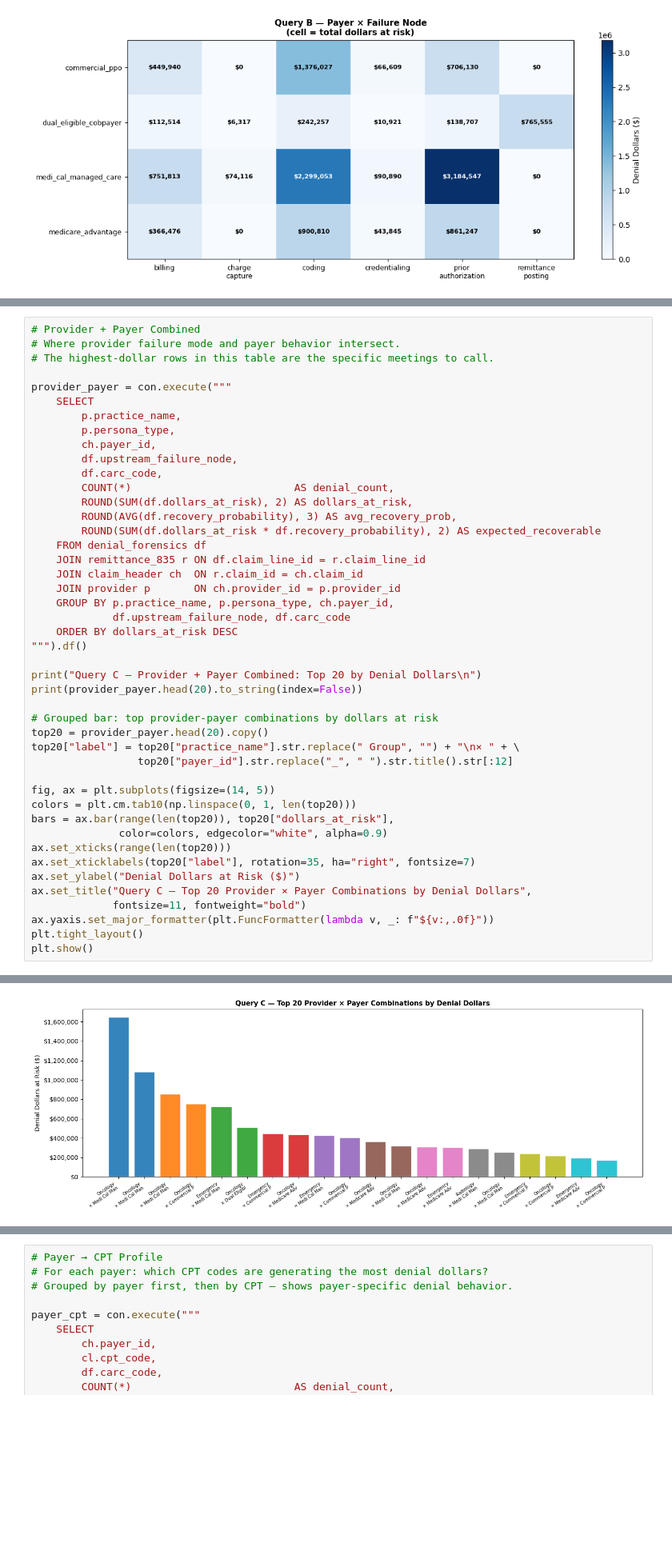
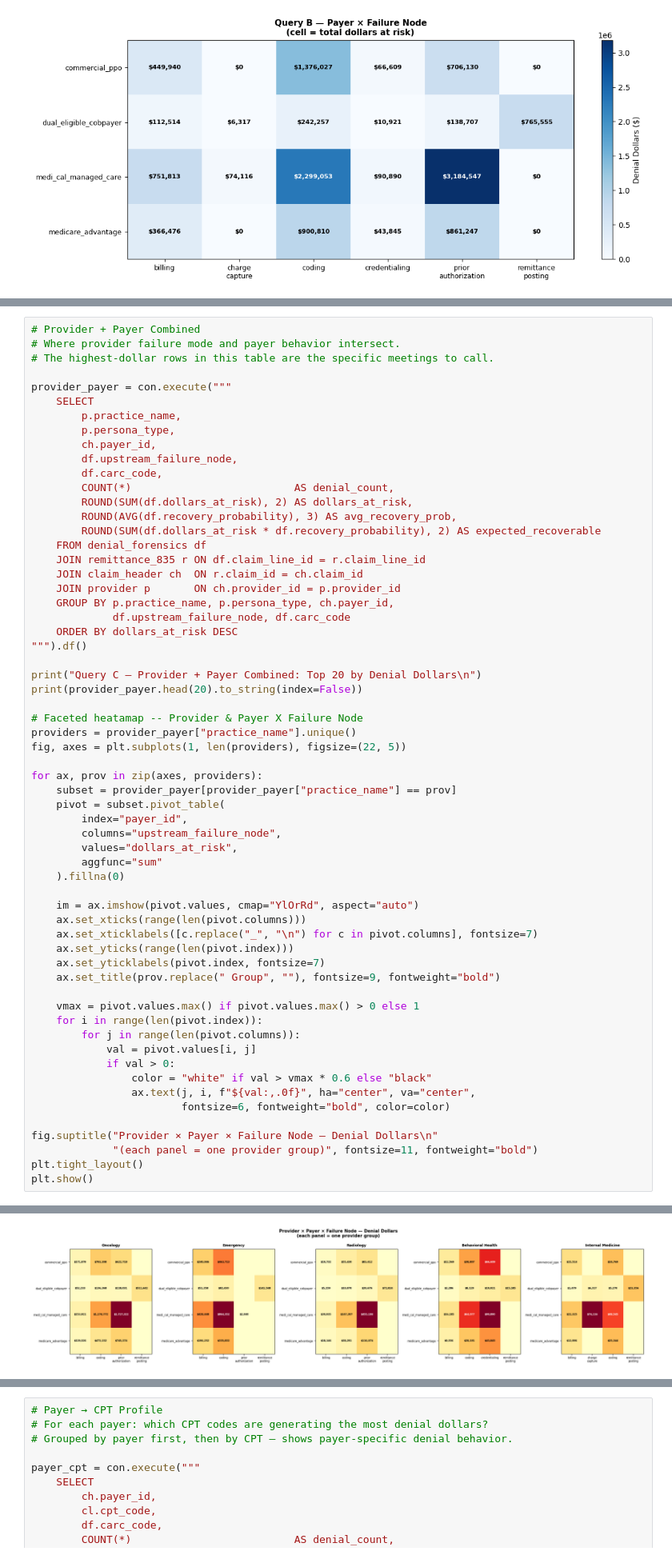
Before and after one commit to 3yes-0pen/claims-leakage-audit, a Jupyter notebook: notebooks/03_denial_forensics.ipynb, the cells around one changed output, grey strips where cells are left out. Shown at 80% size. Drawn from its saved outputs; the diff is of its cells as text; blank space fills up the shorter version.

```diff
--- a/notebooks/03_denial_forensics.ipynb
+++ b/notebooks/03_denial_forensics.ipynb
@@ -337,45 +408,61 @@ provider_payer = con.execute("""
     JOIN provider p       ON ch.provider_id = p.provider_id
     GROUP BY p.practice_name, p.persona_type, ch.payer_id,
              df.upstream_failure_node, df.carc_code
     ORDER BY dollars_at_risk DESC
 """).df()
 
 print("Query C — Provider + Payer Combined: Top 20 by Denial Dollars\n")
 print(provider_payer.head(20).to_string(index=False))
 
-# Grouped bar: top provider-payer combinations by dollars at risk
-top20 = provider_payer.head(20).copy()
-top20["label"] = top20["practice_name"].str.replace(" Group", "") + "\n× " + \
-                 top20["payer_id"].str.replace("_", " ").str.title().str[:12]
+# Faceted heatamap -- Provider & Payer X Failure Node
+providers = provider_payer["practice_name"].unique()
+fig, axes = plt.subplots(1, len(providers), figsize=(22, 5))
 
-fig, ax = plt.subplots(figsize=(14, 5))
-colors = plt.cm.tab10(np.linspace(0, 1, len(top20)))
-bars = ax.bar(range(len(top20)), top20["dollars_at_risk"],
-              color=colors, edgecolor="white", alpha=0.9)
-ax.set_xticks(range(len(top20)))
-ax.set_xticklabels(top20["label"], rotation=35, ha="right", fontsize=7)
-ax.set_ylabel("Denial Dollars at Risk ($)")
-ax.set_title("Query C — Top 20 Provider × Payer Combinations by Denial Dollars",
-             fontsize=11, fontweight="bold")
-ax.yaxis.set_major_formatter(plt.FuncFormatter(lambda v, _: f"${v:,.0f}"))
+for ax, prov in zip(axes, providers):
+    subset = provider_payer[provider_payer["practice_name"] == prov]
+    pivot = subset.pivot_table(
+        index="payer_id",
+        columns="upstream_failure_node",
+        values="dollars_at_risk",
+        aggfunc="sum"
+    ).fillna(0)
+
+    im = ax.imshow(pivot.values, cmap="YlOrRd", aspect="auto")
+    ax.set_xticks(range(len(pivot.columns)))
+    ax.set_xticklabels([c.replace("_", "\n") for c in pivot.columns], fontsize=7)
+    ax.set_yticks(range(len(pivot.index)))
+    ax.set_yticklabels(pivot.index, fontsize=7)
+    ax.set_title(prov.replace(" Group", ""), fontsize=9, fontweight="bold")
+
+    vmax = pivot.values.max() if pivot.values.max() > 0 else 1
+    for i in range(len(pivot.index)):
+        for j in range(len(pivot.columns)):
+            val = pivot.values[i, j]
+            if val > 0:
+                color = "white" if val > vmax * 0.6 else "black"
+                ax.text(j, i, f"${val:,.0f}", ha="center", va="center",
+                        fontsize=6, fontweight="bold", color=color)
+
+fig.suptitle("Provider × Payer × Failure Node — Denial Dollars\n"
+             "(each panel = one provider group)", fontsize=11, fontweight="bold")
 plt.tight_layout()
 plt.show()
 # %% [output]
 Query C — Provider + Payer Combined: Top 20 by Denial Dollars
 
   practice_name              persona_type               payer_id upstream_failure_node carc_code  denial_count  dollars_at_risk  avg_recovery_prob  expected_recoverable
  Oncology Group medical_necessity_denials  medi_cal_managed_care   prior_authorization     CO-57           381       1645542.82               0.55             905048.55
  Oncology Group medical_necessity_denials  medi_cal_managed_care   prior_authorization     CO-50           256       1081779.55               0.35             378622.84
  Oncology Group medical_necessity_denials  medi_cal_managed_care                coding      CO-4           211        854842.13               0.70             598389.49
  Oncology Group medical_necessity_denials         commercial_ppo                coding      CO-4           164        752104.43               0.70             526473.10
 Emergency Group             coding_errors  medi_cal_managed_care                coding      CO-4           593        726039.43               0.70             508227.60
  Oncology Group medical_necessity_denials dual_eligible_cobpayer    remittance_posting     CO-22           131        511642.37               0.55             281403.30
 Emergency Group             coding_errors         commercial_ppo                coding      CO-4           345        447428.05               0.70             313199.64
  Oncology Group medical_necessity_denials     medicare_advantage   prior_authorization     CO-57           113        435660.33               0.55             239613.18
 Emergency Group             coding_errors  medi_cal_managed_care               billing     CO-16           371        428447.52               0.72             308482.21
 ... (7 lines left out)
 Emergency Group             coding_errors         commercial_ppo               billing     CO-16           198        240046.02               0.72             172833.13
  Oncology Group medical_necessity_denials         commercial_ppo   prior_authorization     CO-50            50        215316.69               0.35              75360.84
 Emergency Group             coding_errors     medicare_advantage               billing     CO-16           135        196251.62               0.72             141301.17
  Oncology Group medical_necessity_denials         commercial_ppo               billing     CO-16            43        171078.88               0.72             123176.79
-[figure, old version]
+[figure, new version]
```
Also changed, not shown: parts of 18 cells of this notebook, 5 other files.
